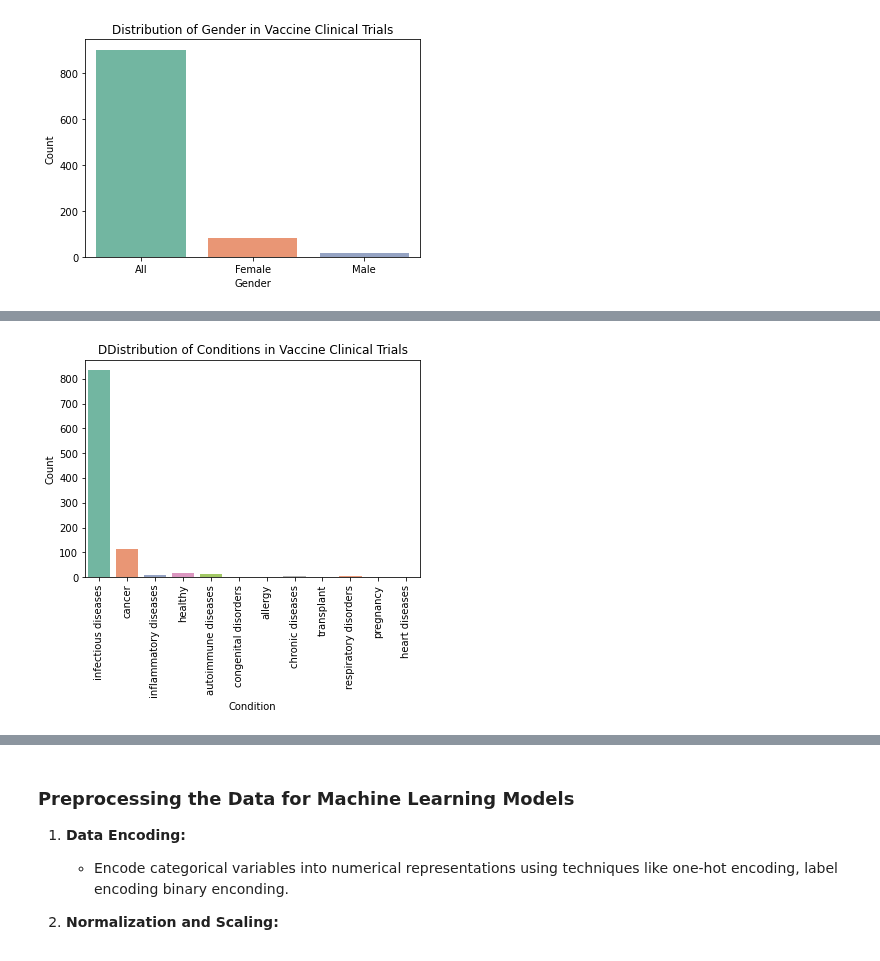
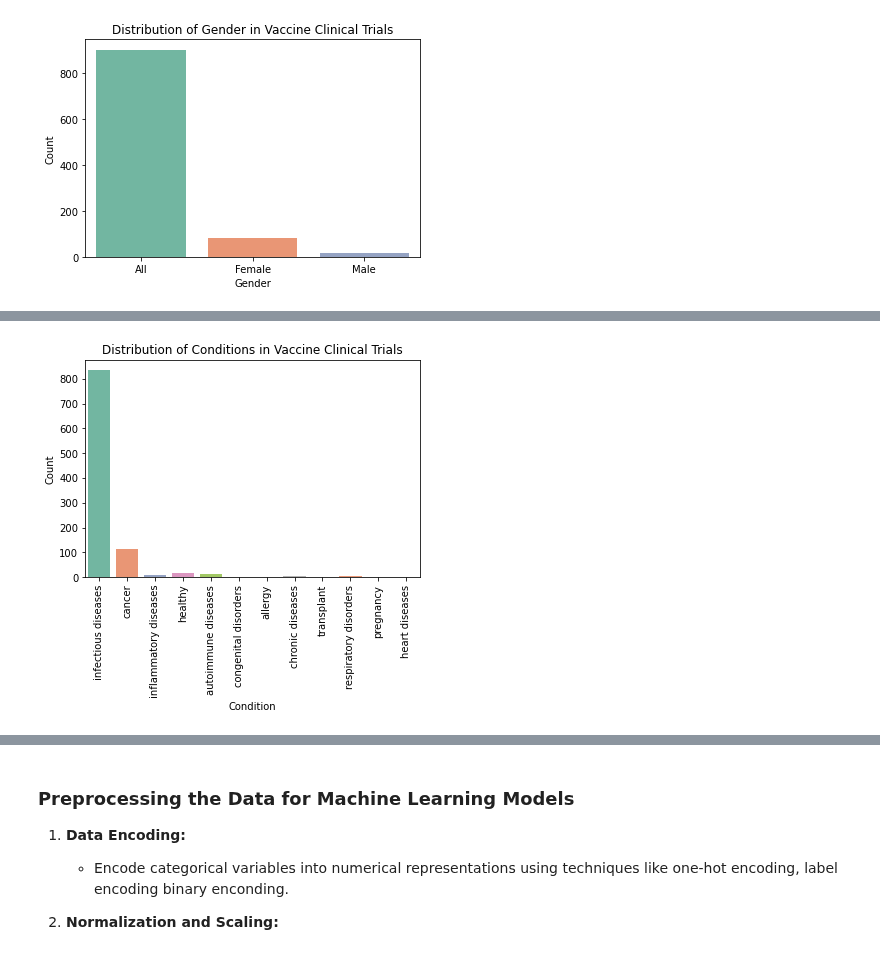
Before and after one commit to brunalos/clinical-trials-ml, a Jupyter notebook: dropout_rates_model.ipynb, the cells around one changed output, grey strips where cells are left out. Drawn from its saved outputs; the diff is of its cells as text; code cells hidden in the pictures.

```diff
--- a/dropout_rates_model.ipynb
+++ b/dropout_rates_model.ipynb
@@ -183,10 +183,10 @@ plt.show()
 # %%
-# Plot a countplot: condition_name
+# Plot a countplot: condition name
 sns.countplot(x='condition_name', data=df_ml, palette='Set2')
-plt.title('DDistribution of Conditions in Vaccine Clinical Trials')
+plt.title('Distribution of Conditions in Vaccine Clinical Trials')
 plt.xlabel('Condition')
 plt.ylabel('Count')
 plt.xticks(rotation=90)
 plt.show()
 # %% [output]
-[figure, old version]
+[figure, new version]
```
Also changed, not shown: parts of 22 cells of this notebook.
